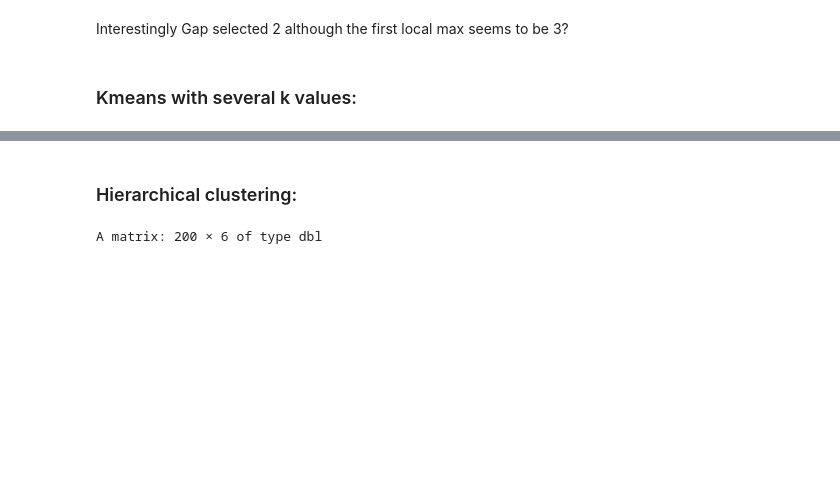
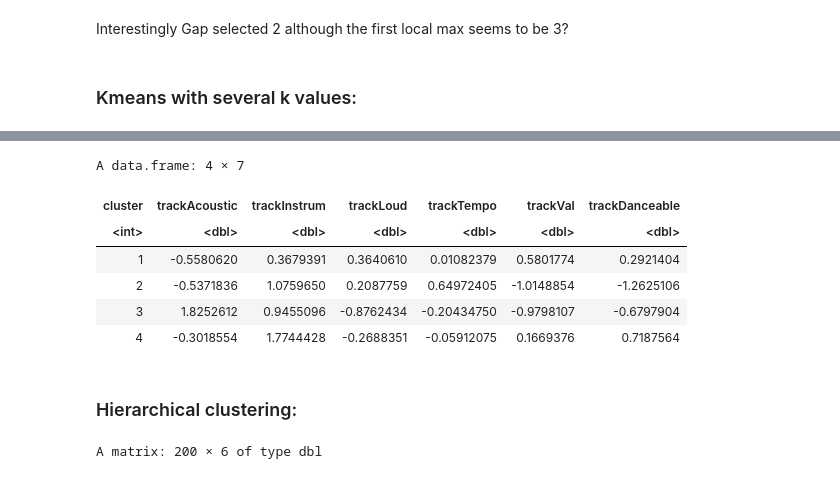
Before and after one commit to smehdizadeh/CSCI5622_Machine-Learning, a Jupyter notebook: clustering.ipynb, the cells around one changed output, grey strips where cells are left out. Drawn from its saved outputs; the diff is of its cells as text; code cells hidden in the pictures; blank space fills up the shorter version.

```diff
--- a/clustering.ipynb
+++ b/clustering.ipynb
@@ -170,3 +225,13 @@ rownames(df_data_samp)
+# %%
+aggregate(df_data_samp, by=list(cluster=k4$cluster), mean)
+# %% [output]
+A data.frame: 4 × 7
+| cluster | trackAcoustic | trackInstrum | trackLoud | trackTempo | trackVal | trackDanceable |
+| <int> | <dbl> | <dbl> | <dbl> | <dbl> | <dbl> | <dbl> |
+| 1 | -0.5580620 | 0.3679391 | 0.3640610 | 0.01082379 | 0.5801774 | 0.2921404 |
+| 2 | -0.5371836 | 1.0759650 | 0.2087759 | 0.64972405 | -1.0148854 | -1.2625106 |
+| 3 | 1.8252612 | 0.9455096 | -0.8762434 | -0.20434750 | -0.9798107 | -0.6797904 |
+| 4 | -0.3018554 | 1.7744428 | -0.2688351 | -0.05912075 | 0.1669376 | 0.7187564 |
 # %% [markdown]
 ### Hierarchical clustering:
 # %%
```
Also changed, not shown: parts of 15 cells of this notebook.
